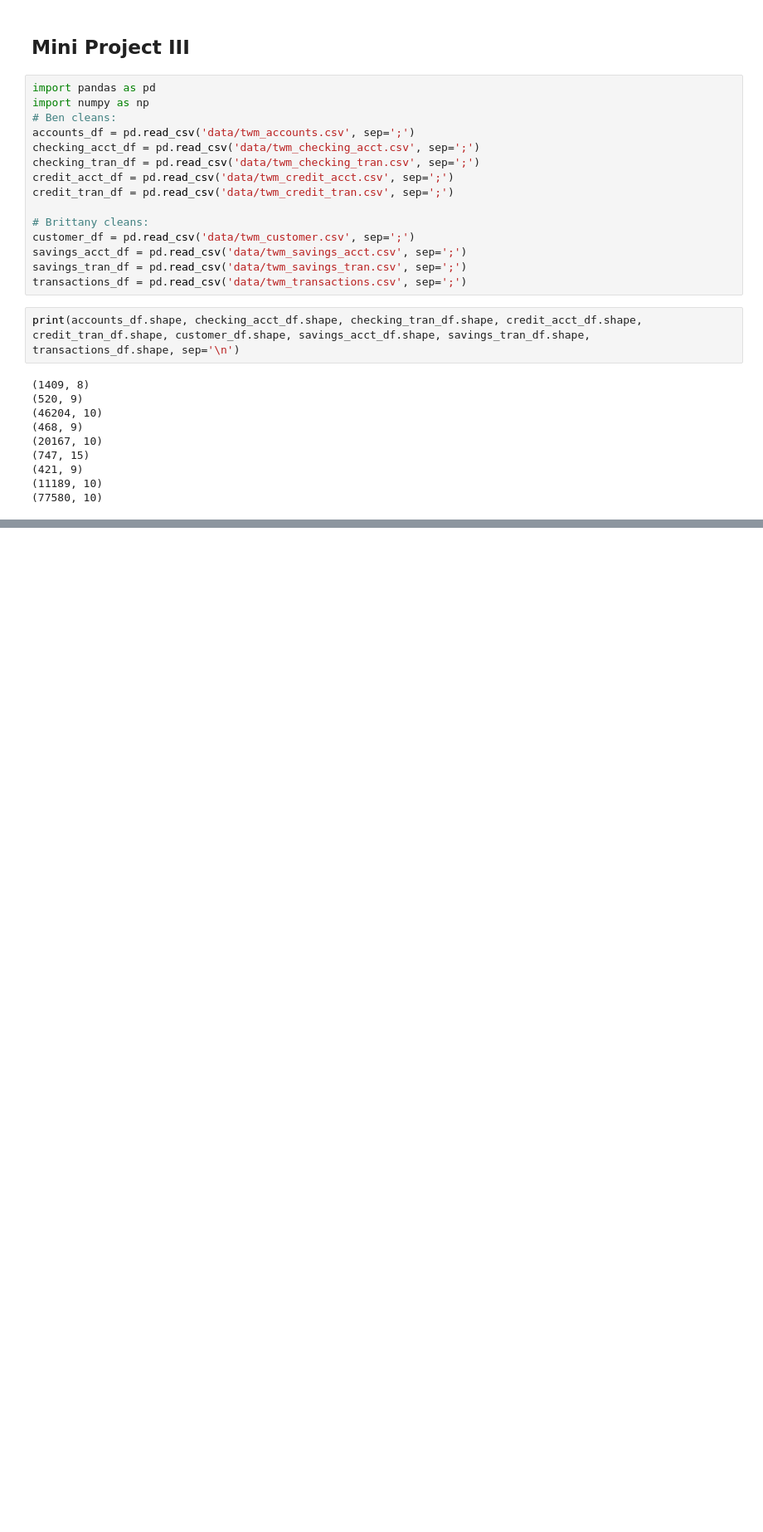
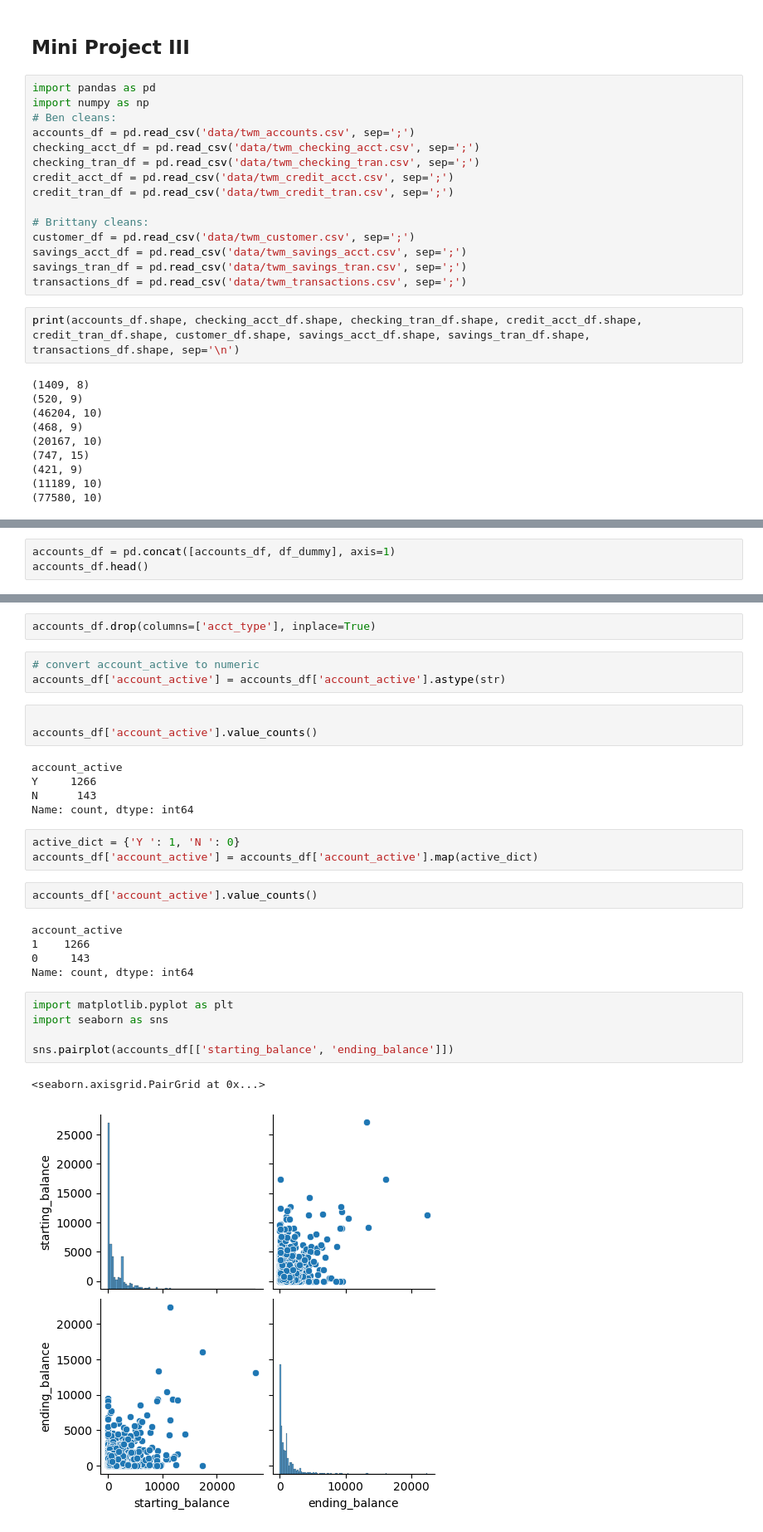
Before and after one commit to btmarsh6/mini-project-III, a Jupyter notebook: Ben_notebook.ipynb, the cells around one changed output, grey strips where cells are left out. Shown at 83% size. Drawn from its saved outputs; the diff is of its cells as text; blank space fills up the shorter version.

Commit message:
cleaned accounts.csv

```diff
--- a/Ben_notebook.ipynb
+++ b/Ben_notebook.ipynb
@@ -31,0 +124,3 @@ print(accounts_df.shape, checking_acct_df.shape, checking_tran_df.shape, credit_
+# %%
+accounts_df = pd.concat([accounts_df, df_dummy], axis=1)
+accounts_df.head()
@@ -31,0 +134,31 @@ print(accounts_df.shape, checking_acct_df.shape, checking_tran_df.shape, credit_
+# %%
+accounts_df.drop(columns=['acct_type'], inplace=True)
+# %%
+# convert account_active to numeric
+accounts_df['account_active'] = accounts_df['account_active'].astype(str)
+# %%
+
+accounts_df['account_active'].value_counts()
+# %% [output]
+account_active
+Y     1266
+N      143
+Name: count, dtype: int64
+# %%
+active_dict = {'Y ': 1, 'N ': 0}
+accounts_df['account_active'] = accounts_df['account_active'].map(active_dict)
+# %%
+accounts_df['account_active'].value_counts()
+# %% [output]
+account_active
+1    1266
+0     143
+Name: count, dtype: int64
+# %%
+import matplotlib.pyplot as plt
+import seaborn as sns
+
+sns.pairplot(accounts_df[['starting_balance', 'ending_balance']])
+# %% [output]
+<seaborn.axisgrid.PairGrid at 0x...>
+[figure, added]
```
Also changed, not shown: parts of 12 cells of this notebook.
